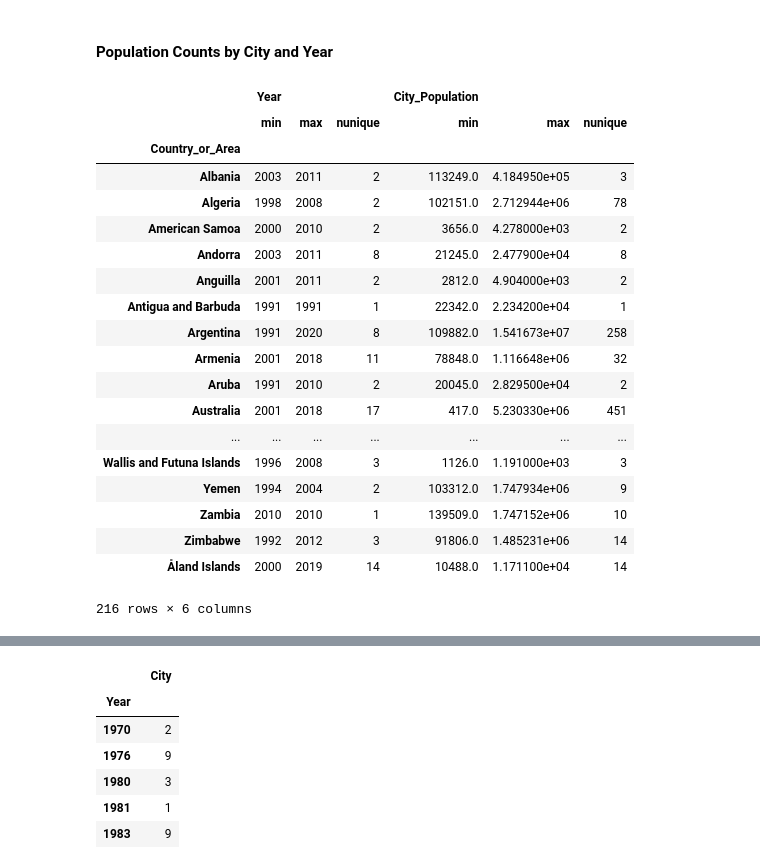
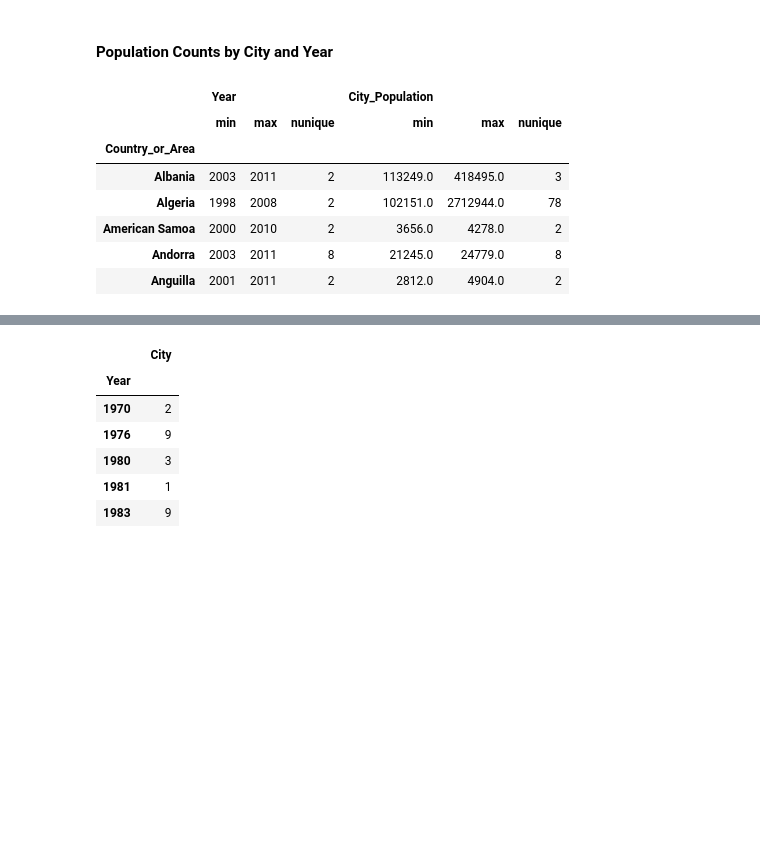
Before and after one commit to DonDuPontII/Data-Engineering-Udacity-Projects, a Jupyter notebook: Capstone-Project.ipynb, the cells around one changed output, grey strips where cells are left out. Cells and saved outputs as stored; diff of their text form; code cells hidden in the pictures; blank space fills up the shorter version.

```diff
--- a/Capstone-Project.ipynb
+++ b/Capstone-Project.ipynb
@@ -361,51 +282,39 @@ city_pop_df[['Sex','City']].groupby(['Sex']).nunique()
 city_pop_df = city_pop_df[city_pop_df.Sex == 'Both Sexes']
 
 # By removing the sex breakdown, the field can be dropped
 city_pop_df = city_pop_df.drop(columns=['Sex'])
 # city_pop_df.head()
 
 # Check how many inputs are in the Area column
 city_pop_df[['Area']].drop_duplicates()
 
 # Remove Area coulmn with there being only one input
 city_pop_df = city_pop_df.drop(columns=['Area'])
 
 # Rename columns for naming consistencies
 city_pop_df.columns = ['Country_or_Area',
                        'Year',
                        'City',
                        'City_Type',
                        'Record_Type',
                        'Reliability',
                        'Source_Year',
                        'City_Population',
                        'Population_Notes']
 
 # Summary stats by country/area and sex. There are gaps in time.
 city_pop_df[['Country_or_Area', 'Year', 'City_Population']] \
     .groupby(['Country_or_Area']) \
-    .agg(['min', 'max', 'nunique'])
+    .agg(['min', 'max', 'nunique']).head()
 # %% [output]
 |  | Year |  |  | City_Population |  |  |
 |  | min | max | nunique | min | max | nunique |
 | Country_or_Area |  |  |  |  |  |  |
-| Albania | 2003 | 2011 | 2 | 113249.0 | 4.184950e+05 | 3 |
-| Algeria | 1998 | 2008 | 2 | 102151.0 | 2.712944e+06 | 78 |
-| American Samoa | 2000 | 2010 | 2 | 3656.0 | 4.278000e+03 | 2 |
-| Andorra | 2003 | 2011 | 8 | 21245.0 | 2.477900e+04 | 8 |
-| Anguilla | 2001 | 2011 | 2 | 2812.0 | 4.904000e+03 | 2 |
-| Antigua and Barbuda | 1991 | 1991 | 1 | 22342.0 | 2.234200e+04 | 1 |
-| Argentina | 1991 | 2020 | 8 | 109882.0 | 1.541673e+07 | 258 |
-| Armenia | 2001 | 2018 | 11 | 78848.0 | 1.116648e+06 | 32 |
-| Aruba | 1991 | 2010 | 2 | 20045.0 | 2.829500e+04 | 2 |
-| Australia | 2001 | 2018 | 17 | 417.0 | 5.230330e+06 | 451 |
-| ... | ... | ... | ... | ... | ... | ... |
-| Wallis and Futuna Islands | 1996 | 2008 | 3 | 1126.0 | 1.191000e+03 | 3 |
-| Yemen | 1994 | 2004 | 2 | 103312.0 | 1.747934e+06 | 9 |
-| Zambia | 2010 | 2010 | 1 | 139509.0 | 1.747152e+06 | 10 |
-| Zimbabwe | 1992 | 2012 | 3 | 91806.0 | 1.485231e+06 | 14 |
-| Åland Islands | 2000 | 2019 | 14 | 10488.0 | 1.171100e+04 | 14 |
+| Albania | 2003 | 2011 | 2 | 113249.0 | 418495.0 | 3 |
+| Algeria | 1998 | 2008 | 2 | 102151.0 | 2712944.0 | 78 |
+| American Samoa | 2000 | 2010 | 2 | 3656.0 | 4278.0 | 2 |
+| Andorra | 2003 | 2011 | 8 | 21245.0 | 24779.0 | 8 |
+| Anguilla | 2001 | 2011 | 2 | 2812.0 | 4904.0 | 2 |
-216 rows × 6 columns
 # %%
 # Drop duplicates
 city_pop_df = city_pop_df.drop_duplicates()
```
Also changed, not shown: parts of 28 cells of this notebook.
